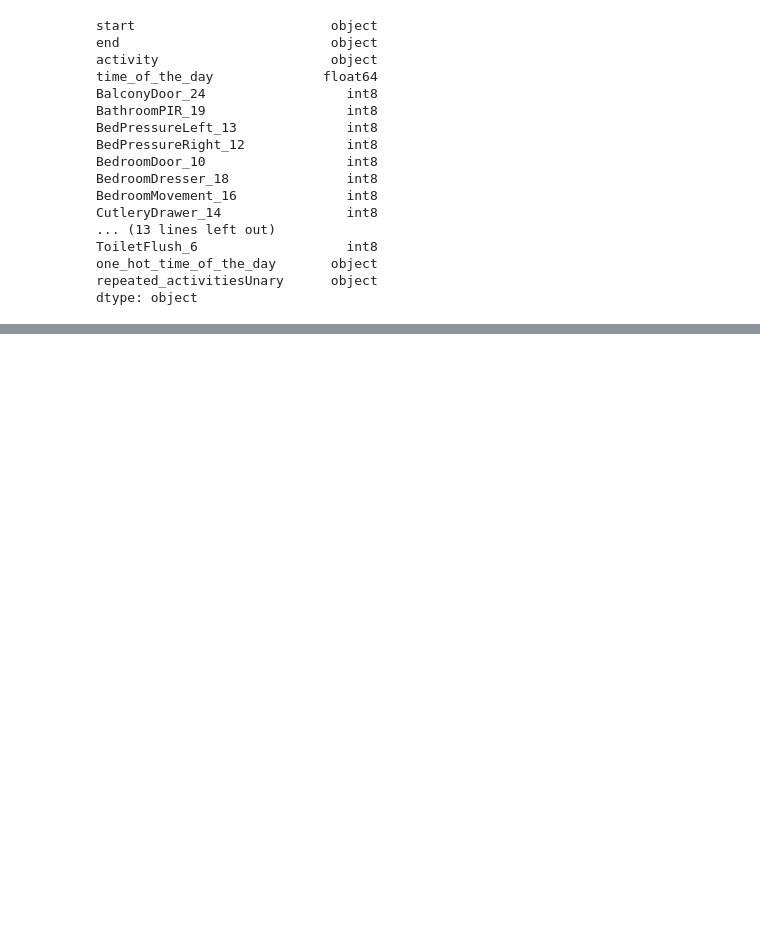
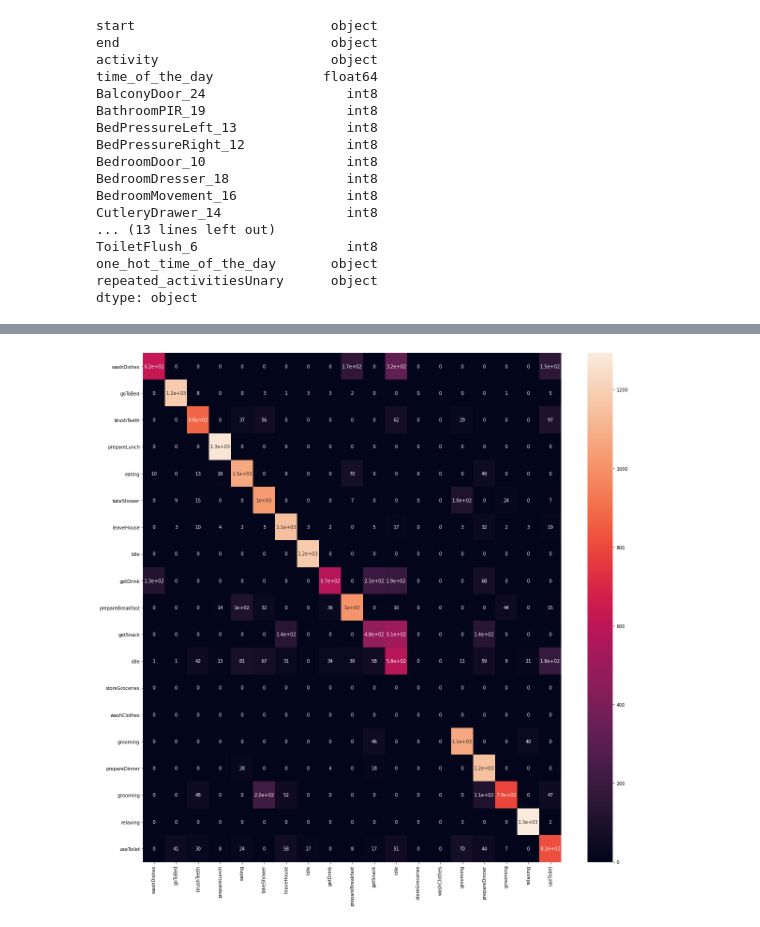
Before and after one commit to harshgrovr/Graphs-Approaches-for-Activity-Recognition-Independent-of-House-Layout, a Jupyter notebook: related_code/3-basics/code.ipynb, the cells around one changed output, grey strips where cells are left out. Drawn from its saved outputs; the diff is of its cells as text; code cells hidden in the pictures; blank space fills up the shorter version.

```diff
--- a/related_code/3-basics/code.ipynb
+++ b/related_code/3-basics/code.ipynb
@@ -548,0 +624,7 @@ dtype: object
+# %%
+plt.figure(figsize=(20, 20))
+sn.heatmap(df_cm_test, annot=True)
+# plt.show()
+plt.savefig('test_Cf_matrix_allHouse')
+# %% [output]
+[figure, added]
```
Also changed, not shown: parts of 8 cells of this notebook, 7 other files.
